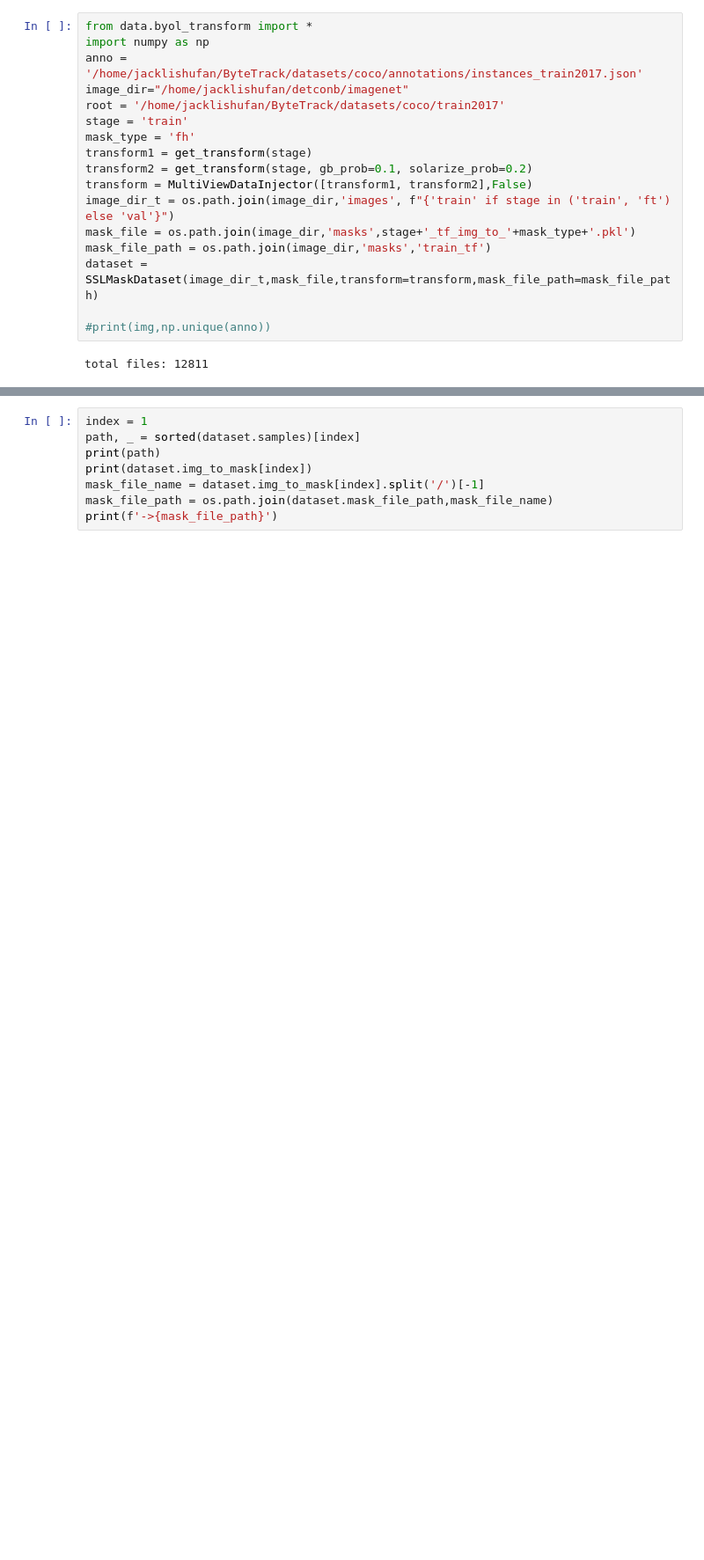
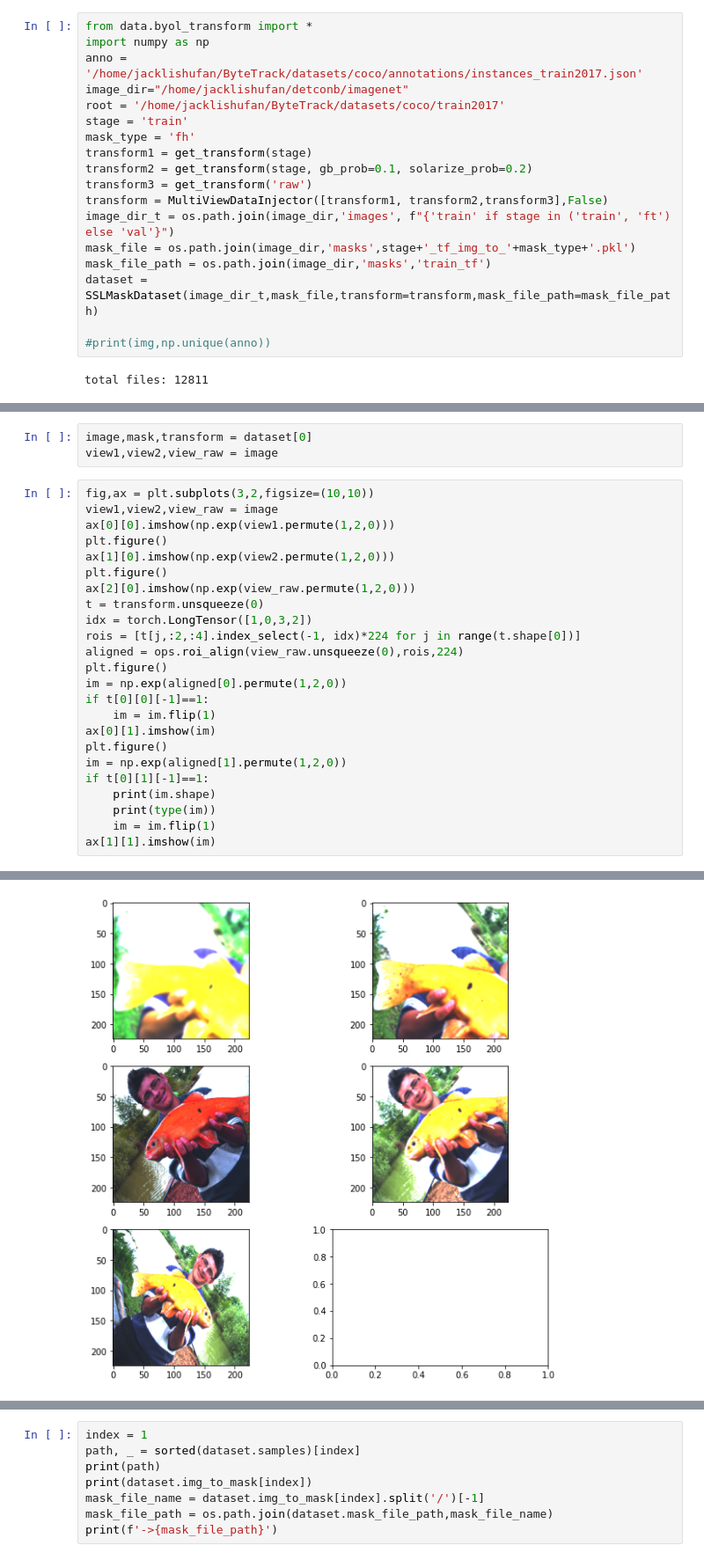
Before and after one commit to KKallidromitis/BYOL-PyTorch-1, a Jupyter notebook: Visual.ipynb, the cells around one changed output, grey strips where cells are left out. Shown: that part at 88% size. Cells and saved outputs as stored; diff of their text form; blank space fills up the shorter version.

```diff
--- a/Visual.ipynb
+++ b/Visual.ipynb
@@ -8,7 +8,8 @@ stage = 'train'
 mask_type = 'fh'
 transform1 = get_transform(stage)
 transform2 = get_transform(stage, gb_prob=0.1, solarize_prob=0.2)
-transform = MultiViewDataInjector([transform1, transform2],False)
+transform3 = get_transform('raw')
+transform = MultiViewDataInjector([transform1, transform2,transform3],False)
 image_dir_t = os.path.join(image_dir,'images', f"{'train' if stage in ('train', 'ft') else 'val'}")
 mask_file = os.path.join(image_dir,'masks',stage+'_tf_img_to_'+mask_type+'.pkl')
 mask_file_path = os.path.join(image_dir,'masks','train_tf')
@@ -19,0 +27,28 @@ total files: 12811
+# %%
+image,mask,transform = dataset[0]
+view1,view2,view_raw = image
+# %%
+fig,ax = plt.subplots(3,2,figsize=(10,10))
+view1,view2,view_raw = image
+ax[0][0].imshow(np.exp(view1.permute(1,2,0)))
+plt.figure()
+ax[1][0].imshow(np.exp(view2.permute(1,2,0)))
+plt.figure()
+ax[2][0].imshow(np.exp(view_raw.permute(1,2,0)))
+t = transform.unsqueeze(0)
+idx = torch.LongTensor([1,0,3,2])
+rois = [t[j,:2,:4].index_select(-1, idx)*224 for j in range(t.shape[0])]
+aligned = ops.roi_align(view_raw.unsqueeze(0),rois,224)
+plt.figure()
+im = np.exp(aligned[0].permute(1,2,0))
+if t[0][0][-1]==1:
+    im = im.flip(1)
+ax[0][1].imshow(im)
+plt.figure()
+im = np.exp(aligned[1].permute(1,2,0))
+if t[0][1][-1]==1:
+    print(im.shape)
+    print(type(im))
+    im = im.flip(1)
+ax[1][1].imshow(im)
+# %% [output]
@@ -19,0 +63 @@ total files: 12811
+[figure, added]
```
Also changed, not shown: parts of 19 cells of this notebook, 4 other files.
